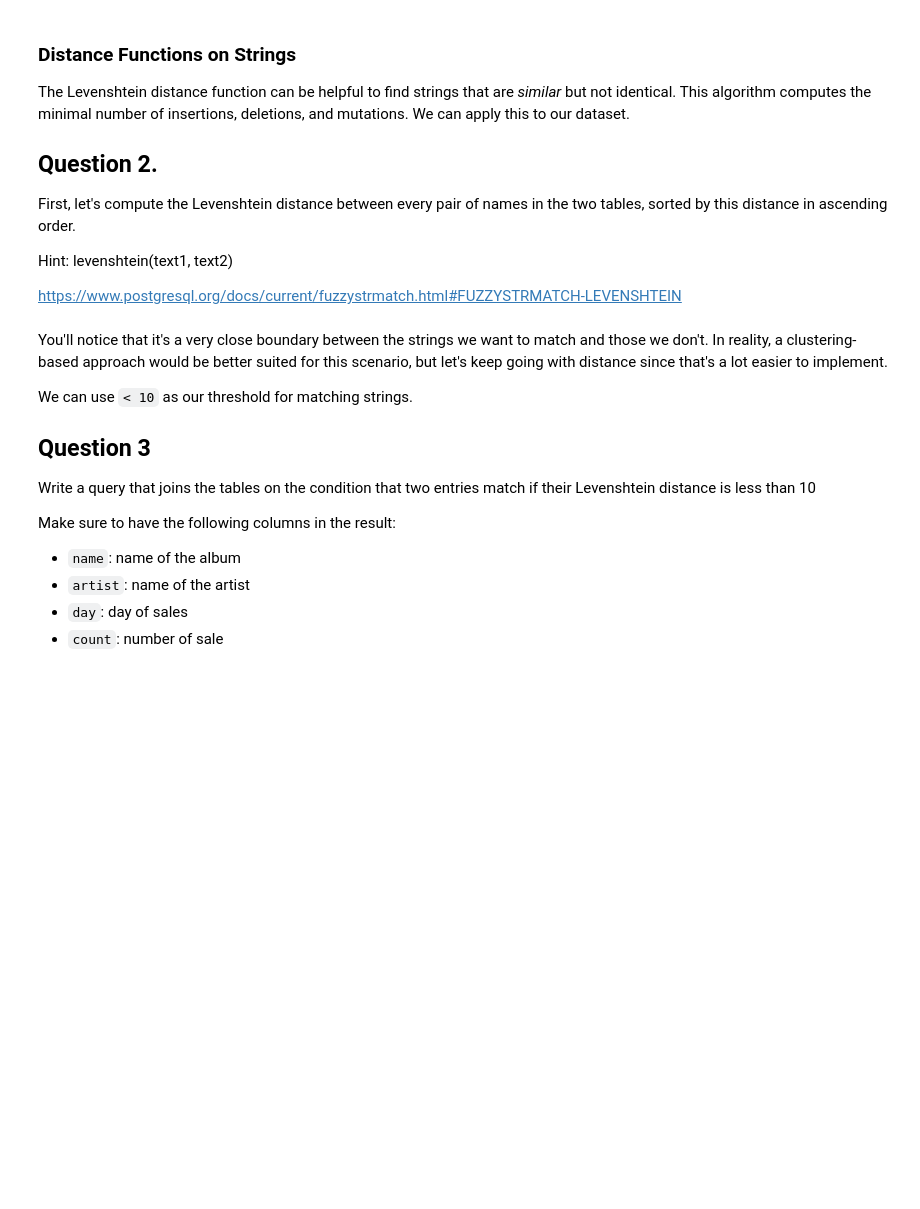
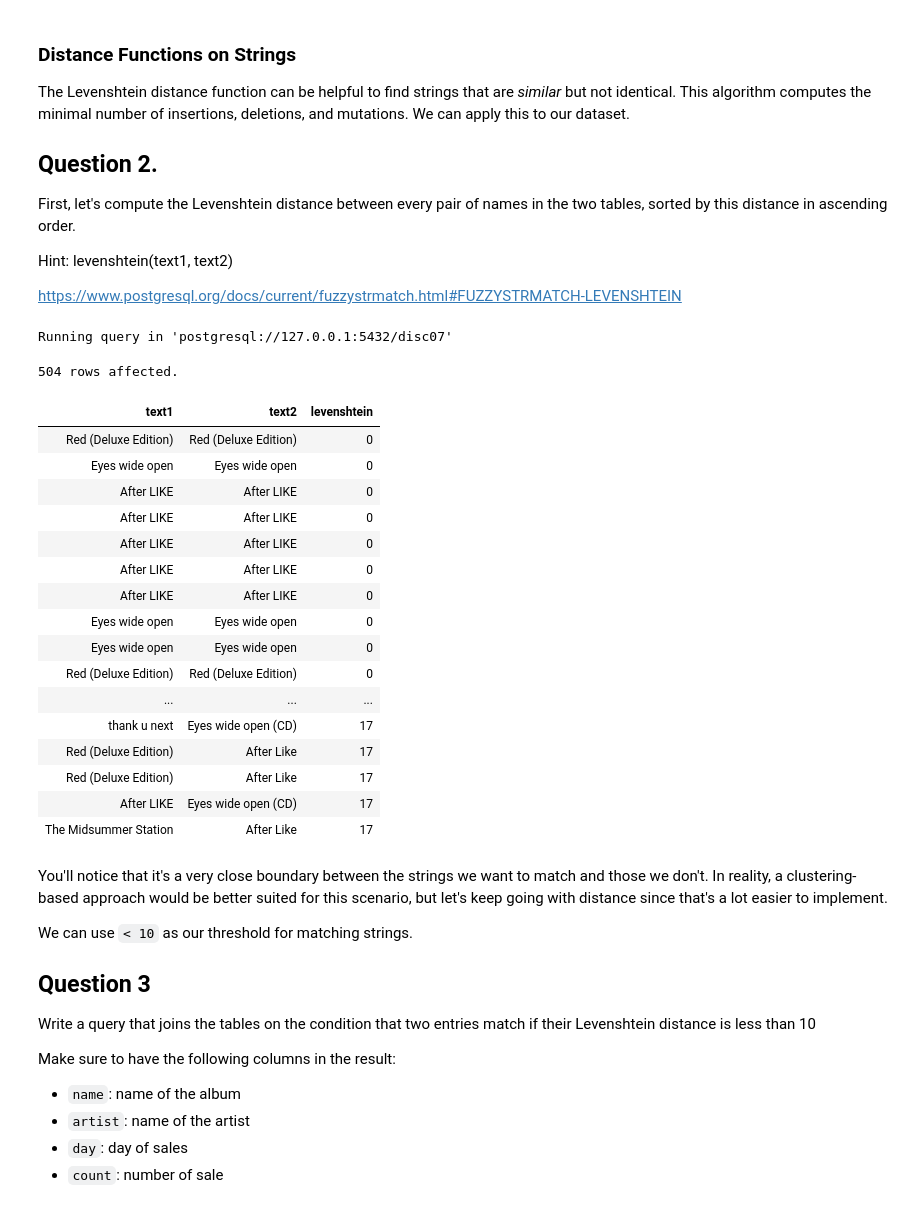
Before and after one commit to cal-data-eng/fa25-materials, a Jupyter notebook: disc/disc07/disc07.ipynb, the cells around one changed output. Saved outputs shown, nothing was run; the diff lists cells and outputs as text; code cells hidden in the pictures; blank space fills up the shorter version.

```diff
--- a/disc/disc07/disc07.ipynb
+++ b/disc/disc07/disc07.ipynb
@@ -60,6 +176,29 @@ https://www.postgresql.org/docs/current/fuzzystrmatch.html#FUZZYSTRMATCH-LEVENSH
 # %%
 %%sql
 -- your code here
+SELECT a.name text1, s.name AS text2, levenshtein(a.name, s.name) AS levenshtein
+FROM albums a, sales s
+ORDER BY levenshtein ASC;
+# %% [output]
+Running query in 'postgresql://127.0.0.1:5432/disc07'
+504 rows affected.
+| text1 | text2 | levenshtein |
+| Red (Deluxe Edition) | Red (Deluxe Edition) | 0 |
+| Eyes wide open | Eyes wide open | 0 |
+| After LIKE | After LIKE | 0 |
+| After LIKE | After LIKE | 0 |
+| After LIKE | After LIKE | 0 |
+| After LIKE | After LIKE | 0 |
+| After LIKE | After LIKE | 0 |
+| Eyes wide open | Eyes wide open | 0 |
+| Eyes wide open | Eyes wide open | 0 |
+| Red (Deluxe Edition) | Red (Deluxe Edition) | 0 |
+| ... | ... | ... |
+| thank u next | Eyes wide open (CD) | 17 |
+| Red (Deluxe Edition) | After Like | 17 |
+| Red (Deluxe Edition) | After Like | 17 |
+| After LIKE | Eyes wide open (CD) | 17 |
+| The Midsummer Station | After Like | 17 |
 # %% [markdown]
 You'll notice that it's a very close boundary between the strings we want to match and those we don't. In reality, a clustering-based approach would be better suited for this scenario, but let's keep going with distance since that's a lot easier to implement.
 
```
Also changed, not shown: parts of 11 cells of this notebook.
